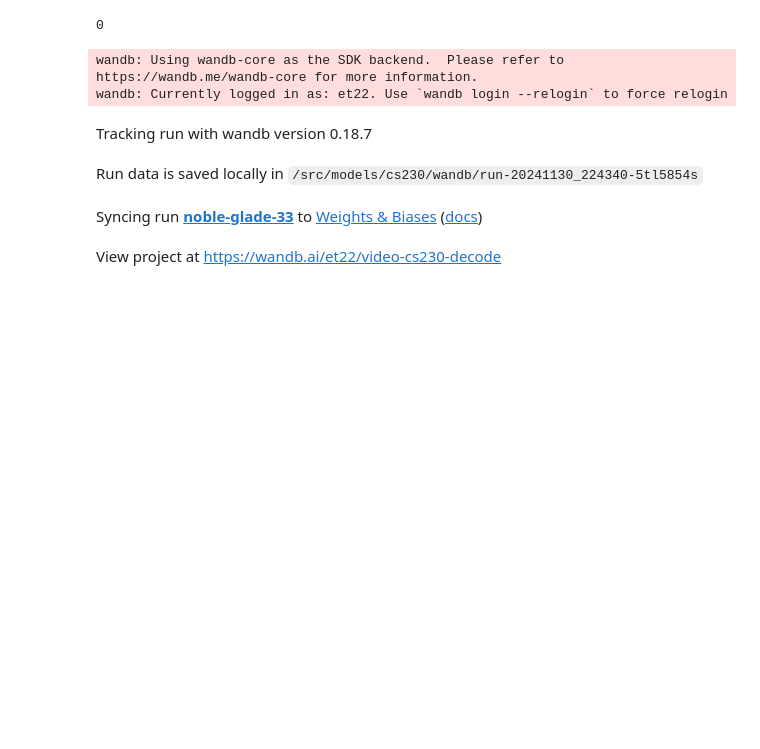
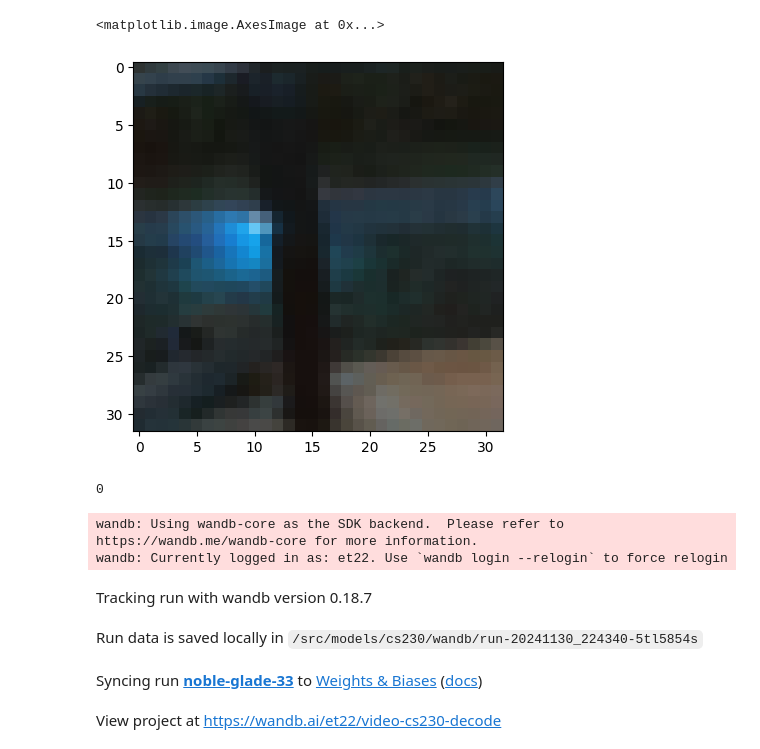
Before and after one commit to et22/cs230, a Jupyter notebook: train_decoding_siamese.ipynb, the cells around one changed output. Drawn from its saved outputs; the diff is of its cells as text; code cells hidden in the pictures; blank space fills up the shorter version.

```diff
--- a/train_decoding_siamese.ipynb
+++ b/train_decoding_siamese.ipynb
@@ -201,0 +290,35 @@ for _ in range(10):
+# %%
+from tqdm import tqdm
+print(config['pos'])
+config['pos'] = (420, 180)
+train_dataset, test_dataset, train_loader, test_loader = get_datasets_and_loaders(input_dir, session_id, config["modality"], config["exp_var_thresholds"][ses_idx], config["stim_dur_ms"], config["stim_size"], config["win_size"], stimulus_dir, config["batch_size"], config["first_frame_only"], pos = config['pos'], test_bs=True)
+
+criterion = nn.MSELoss()
+optimizer = torch.optim.Adam(nu.parameters(), lr=0.001) #02)
+
+for param in g.parameters():
+    param.requires_grad = False
+
+num_epochs = 60 #len(loaders)
+for epoch in range(num_epochs):
+    losses = 0
+    for i, (stimulus, targets) in enumerate(train_loader):
+        vids = stimulus.to(device)
+        neus = targets.to(device)
+
+        optimizer.zero_grad()
+
+        with torch.no_grad():
+            targs = feat_ext(vids)['layer']
+
+        reconstructed_images = g(nu(neus))
+
+        loss = criterion(reconstructed_images, vids)
+
+        losses += loss.item()
+        loss.backward()
+        optimizer.step()
+
+    print(f"Epoch [{epoch+1}/{num_epochs}], Loss: {losses:.4f}")
+
+print("Training complete.")
@@ -201,0 +552,8 @@ for _ in range(10):
+# %%
+MEAN = np.array([0.485, 0.456, 0.406])
+STD = np.array([0.229, 0.224, 0.225])
+
+plt.imshow((stimulus[0, :, 0] * STD[:, None, None] + MEAN[:, None, None]).permute(1, 2, 0))
+# %% [output]
+<matplotlib.image.AxesImage at 0x...>
+[figure, added]
```
Also changed, not shown: parts of 16 cells of this notebook, 19 other files.
